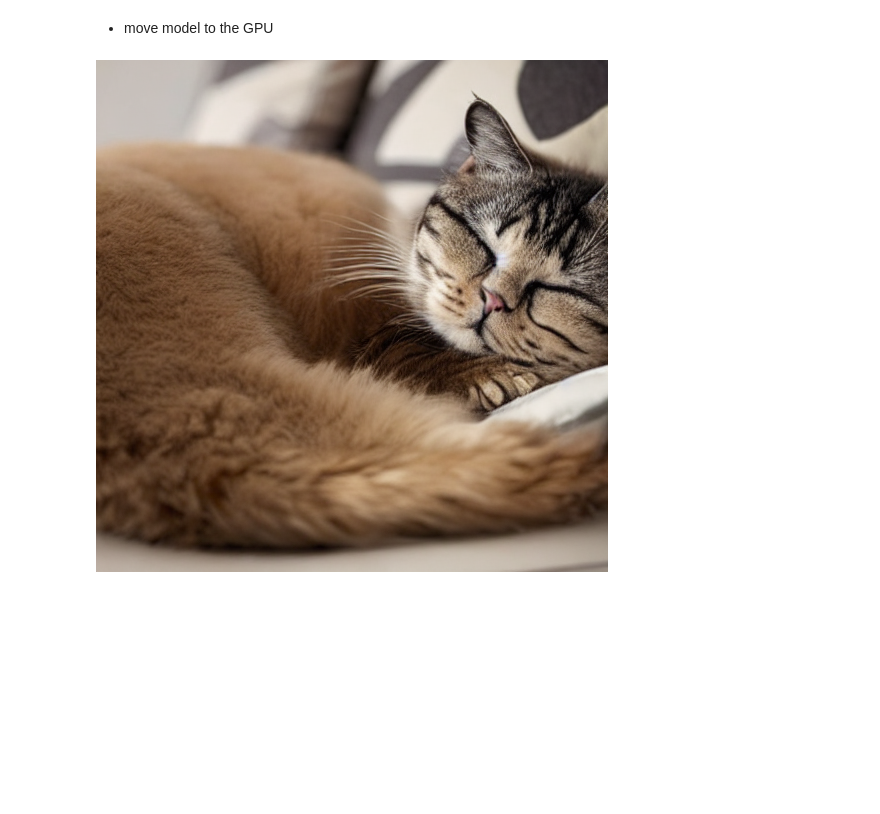
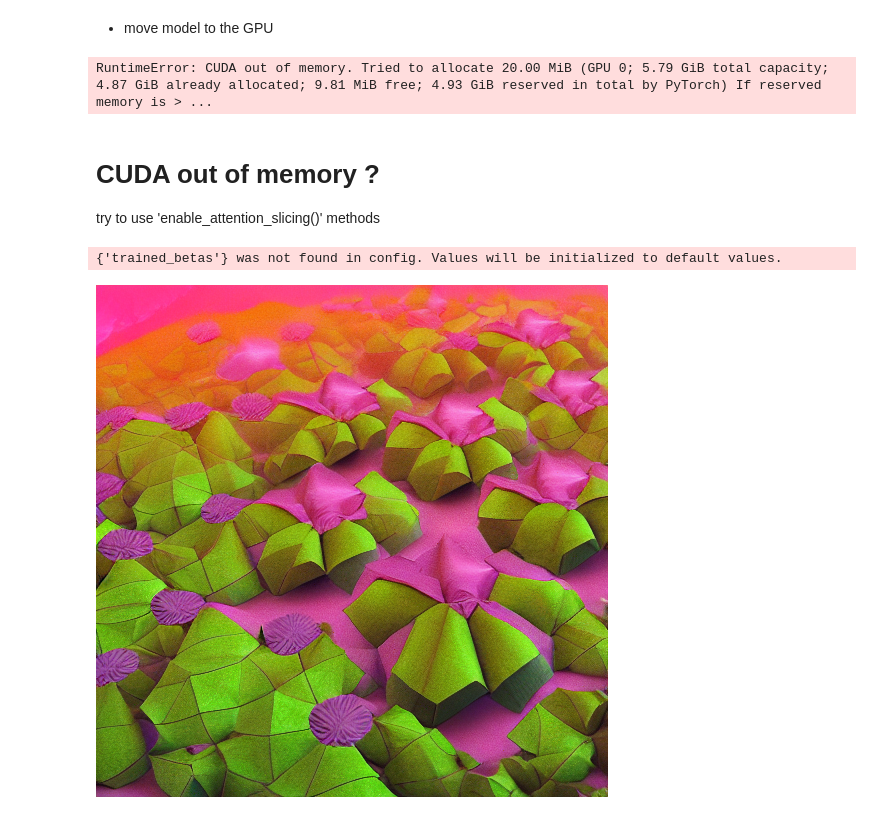
Before and after one commit to pieroit/stable-diffusion-jupyterlab-docker, a Jupyter notebook: project/01_download.ipynb, the cells around one changed output. Drawn from its saved outputs; the diff is of its cells as text; code cells hidden in the pictures; blank space fills up the shorter version.

Commit message:
added attention slicing

```diff
--- a/project/01_download.ipynb
+++ b/project/01_download.ipynb
@@ -4,7 +4,7 @@
 1 - Log into Huggin Face and accept [Stable Diffusion License](https://huggingface.co/CompVis/stable-diffusion-v1-4)
 2 - [Generate a token here](https://huggingface.co/settings/tokens) and copy it
 # %%
-token = 'YOUR_TOKEN_HERE'
+token = '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'
 # %% [markdown]
 - Let's check if our GPU is visible to docker. You should see the name of your GPU somewhere in this table.
 # %%
@@ -59,9 +88,35 @@ model = model.to('cuda')
 # %%
-prompt = 'A puffy lazy cat sleeping on the couch, 8k'
+prompt = 'an epic flowering alien landscape in the style of origami, 8 k, cinematic light, artstation'
+
+model = model.to('cuda')
 
 with autocast('cuda'):
     output = model(prompt)
 
 output['sample'][0]
 # %% [output]
-[figure, removed]
+RuntimeError: CUDA out of memory. Tried to allocate 20.00 MiB (GPU 0; 5.79 GiB total capacity; 4.87 GiB already allocated; 9.81 MiB free; 4.93 GiB reserved in total by PyTorch) If reserved memory is > ...
+# %% [markdown]
+# CUDA out of memory ?
+try to use 'enable_attention_slicing()' methods
+# %%
+pipe = StableDiffusionPipeline.from_pretrained(
+    "CompVis/stable-diffusion-v1-4",
+    revision="fp16",
+    torch_dtype=torch.float16,
+    use_auth_token=token
+)
+
+prompt = 'an epic flowering alien landscape in the style of origami, 8 k, cinematic light, artstation'
+
+pipe = pipe.to("cuda")
+
+pipe.enable_attention_slicing()
+
+with autocast("cuda"):
+    images = pipe(prompt)
+
+images['sample'][0]
+# %% [output]
+{'trained_betas'} was not found in config. Values will be initialized to default values.
+[figure, added]
```
Also changed, not shown: parts of 5 cells of this notebook, 1 other file.
